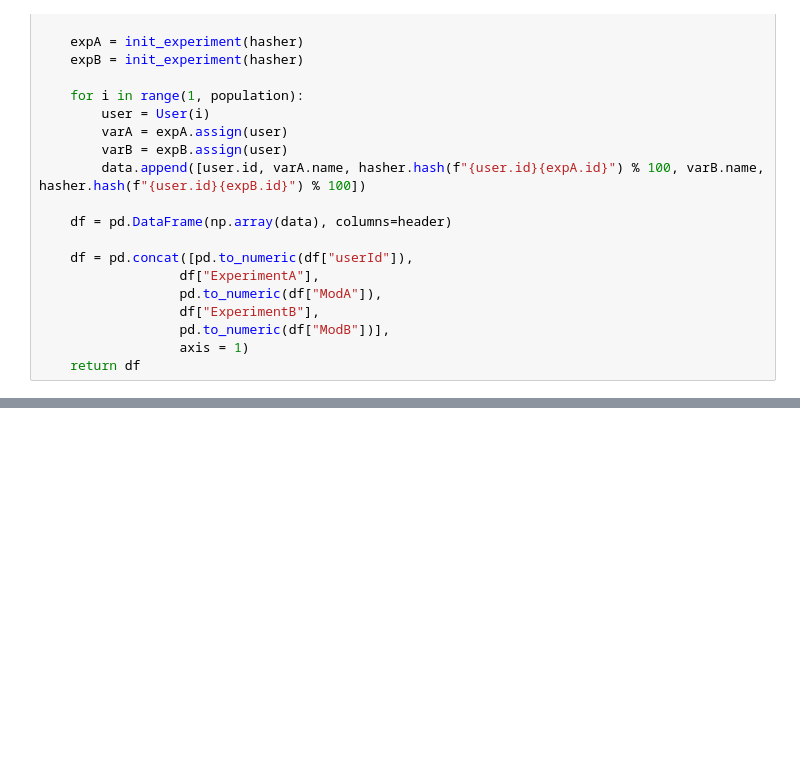
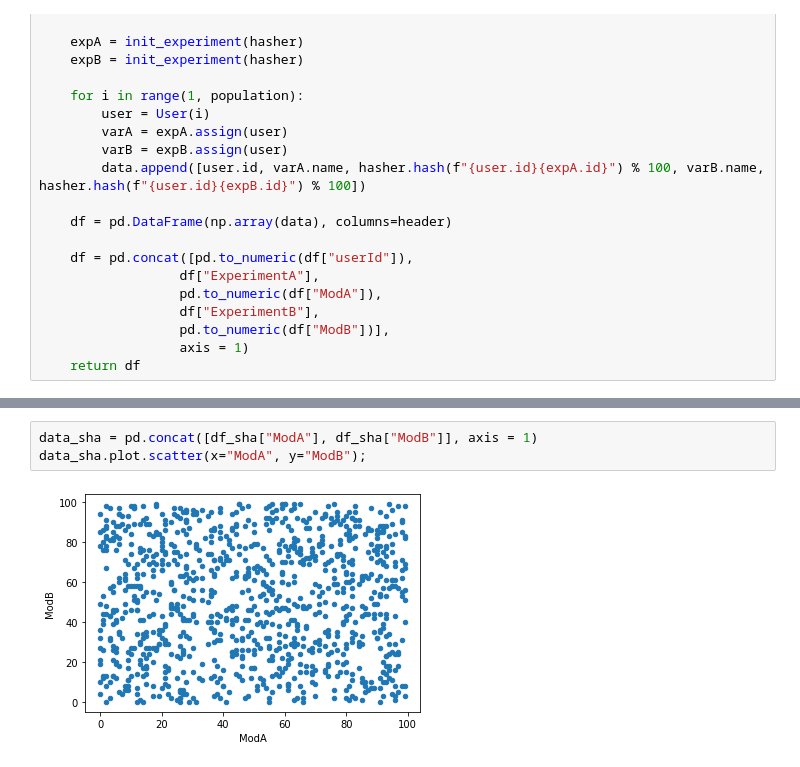
Before and after one commit to B3tty/Correlations, a Jupyter notebook: graphs.ipynb, the cells around one changed output, grey strips where cells are left out. Saved outputs shown, nothing was run; the diff lists cells and outputs as text; blank space fills up the shorter version.

```diff
--- a/graphs.ipynb
+++ b/graphs.ipynb
@@ -105,0 +130,5 @@ data_md5.plot.scatter(x="ModA", y="ModB");
+# %%
+data_sha = pd.concat([df_sha["ModA"], df_sha["ModB"]], axis = 1)
+data_sha.plot.scatter(x="ModA", y="ModB");
+# %% [output]
+[figure, added]
```
Also changed, not shown: parts of 11 cells of this notebook.
